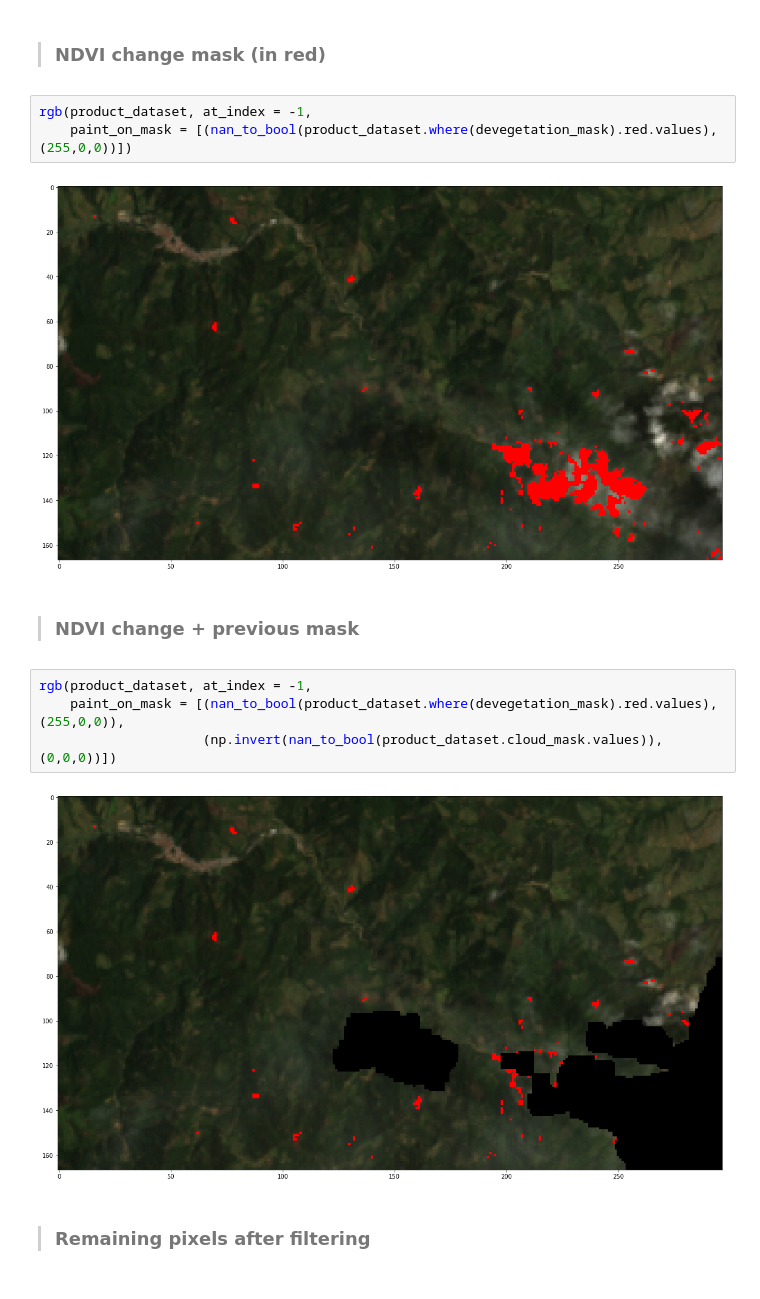
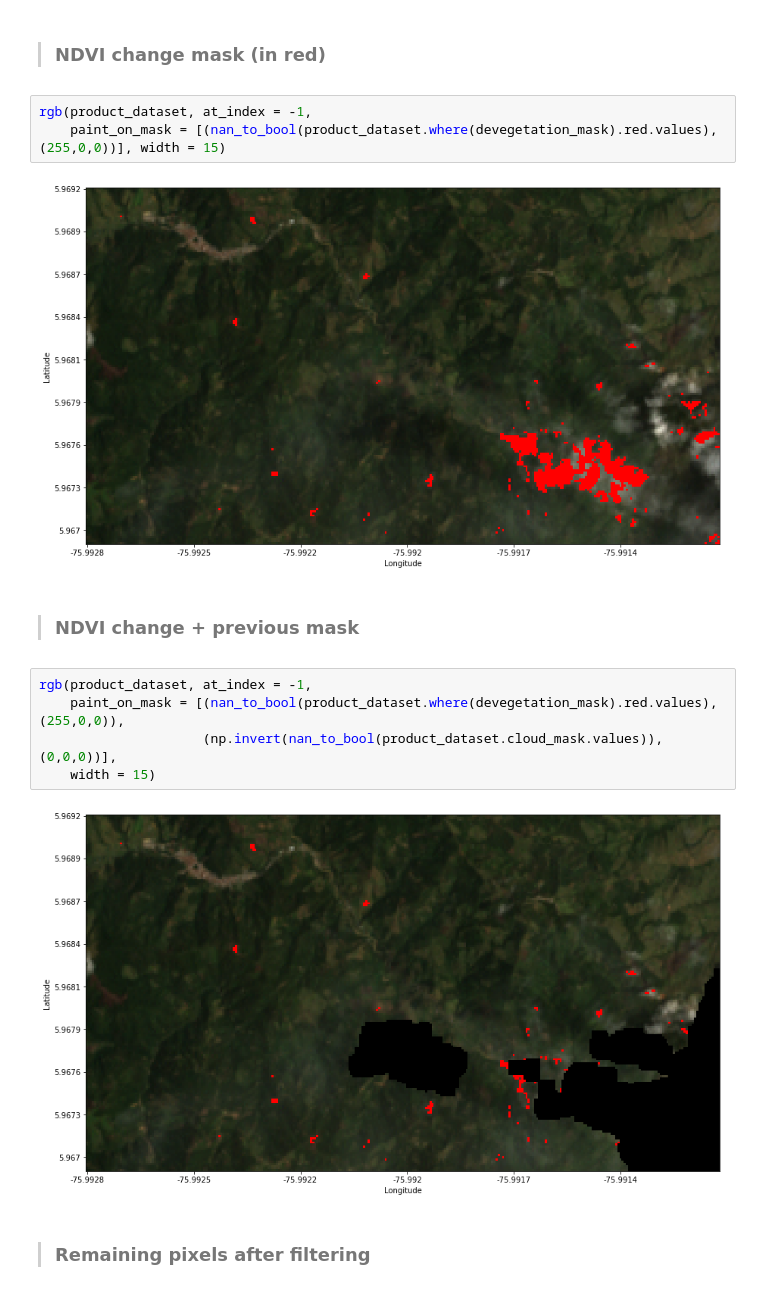
Before and after one commit to ceos-seo/data_cube_notebooks, a Jupyter notebook: Forest_Change_VNSC.ipynb, the cells around one changed output. Saved outputs shown, nothing was run; the diff lists cells and outputs as text.

```diff
--- a/Forest_Change_VNSC.ipynb
+++ b/Forest_Change_VNSC.ipynb
@@ -388,17 +391,18 @@ def nan_to_bool(nd_array):
 > ### NDVI change mask (in red)
 # %%
 rgb(product_dataset, at_index = -1,
-    paint_on_mask = [(nan_to_bool(product_dataset.where(devegetation_mask).red.values), (255,0,0))])
+    paint_on_mask = [(nan_to_bool(product_dataset.where(devegetation_mask).red.values), (255,0,0))], width = 15)
 # %% [output]
-[figure, old version]
+[figure, new version]
 # %% [markdown]
 > ### NDVI change + previous mask
 # %%
 rgb(product_dataset, at_index = -1,
     paint_on_mask = [(nan_to_bool(product_dataset.where(devegetation_mask).red.values), (255,0,0)),
-                     (np.invert(nan_to_bool(product_dataset.cloud_mask.values)), (0,0,0))])
+                     (np.invert(nan_to_bool(product_dataset.cloud_mask.values)), (0,0,0))],
+    width = 15)
 # %% [output]
-[figure, old version]
+[figure, new version]
 # %% [markdown]
 > ### Remaining pixels after filtering
 # %%
```
Also changed, not shown: parts of 22 cells of this notebook.
